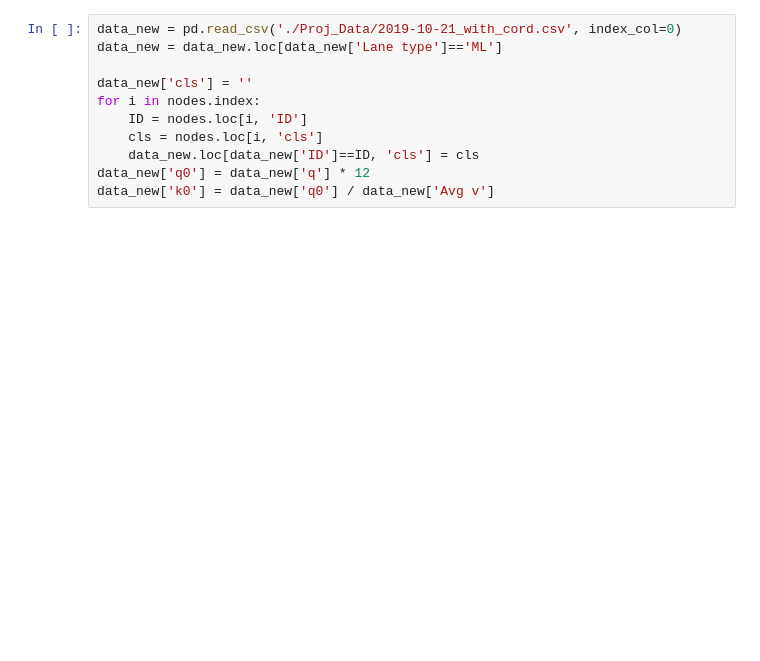
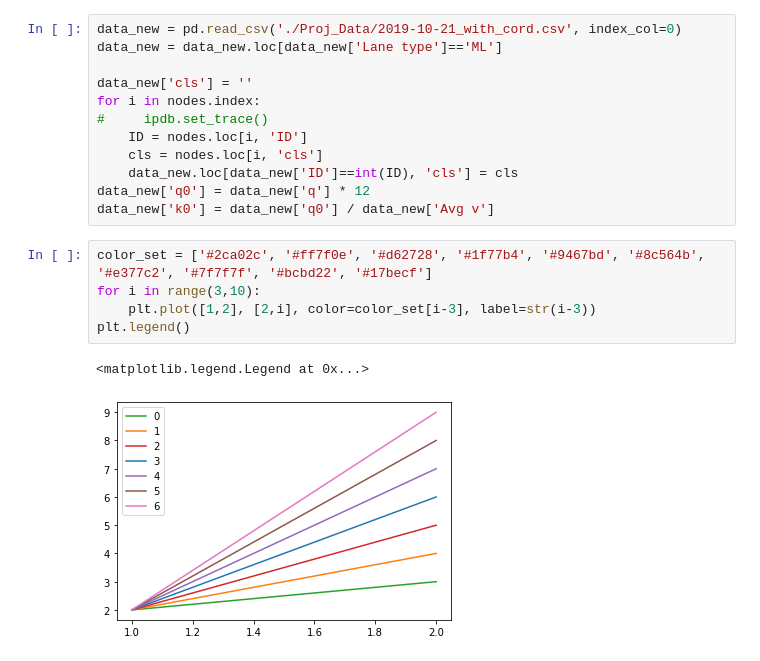
Before and after one commit to khzhang2/CE263Proj, a Jupyter notebook: Hierarchical.ipynb, the cells around one changed output. Cells and saved outputs as stored; diff of their text form; blank space fills up the shorter version.

```diff
--- a/Hierarchical.ipynb
+++ b/Hierarchical.ipynb
@@ -56,11 +53,20 @@ data_new = data_new.loc[data_new['Lane type']=='ML']
 
 data_new['cls'] = ''
 for i in nodes.index:
+#     ipdb.set_trace()
     ID = nodes.loc[i, 'ID']
     cls = nodes.loc[i, 'cls']
-    data_new.loc[data_new['ID']==ID, 'cls'] = cls
+    data_new.loc[data_new['ID']==int(ID), 'cls'] = cls
 data_new['q0'] = data_new['q'] * 12
 data_new['k0'] = data_new['q0'] / data_new['Avg v']
+# %%
+color_set = ['#2ca02c', '#ff7f0e', '#d62728', '#1f77b4', '#9467bd', '#8c564b', '#e377c2', '#7f7f7f', '#bcbd22', '#17becf']
+for i in range(3,10):
+    plt.plot([1,2], [2,i], color=color_set[i-3], label=str(i-3))
+plt.legend()
+# %% [output]
+<matplotlib.legend.Legend at 0x...>
+[figure, added]
 # %%
 c = 0
 c_set = []
```
Also changed, not shown: parts of 12 cells of this notebook.
